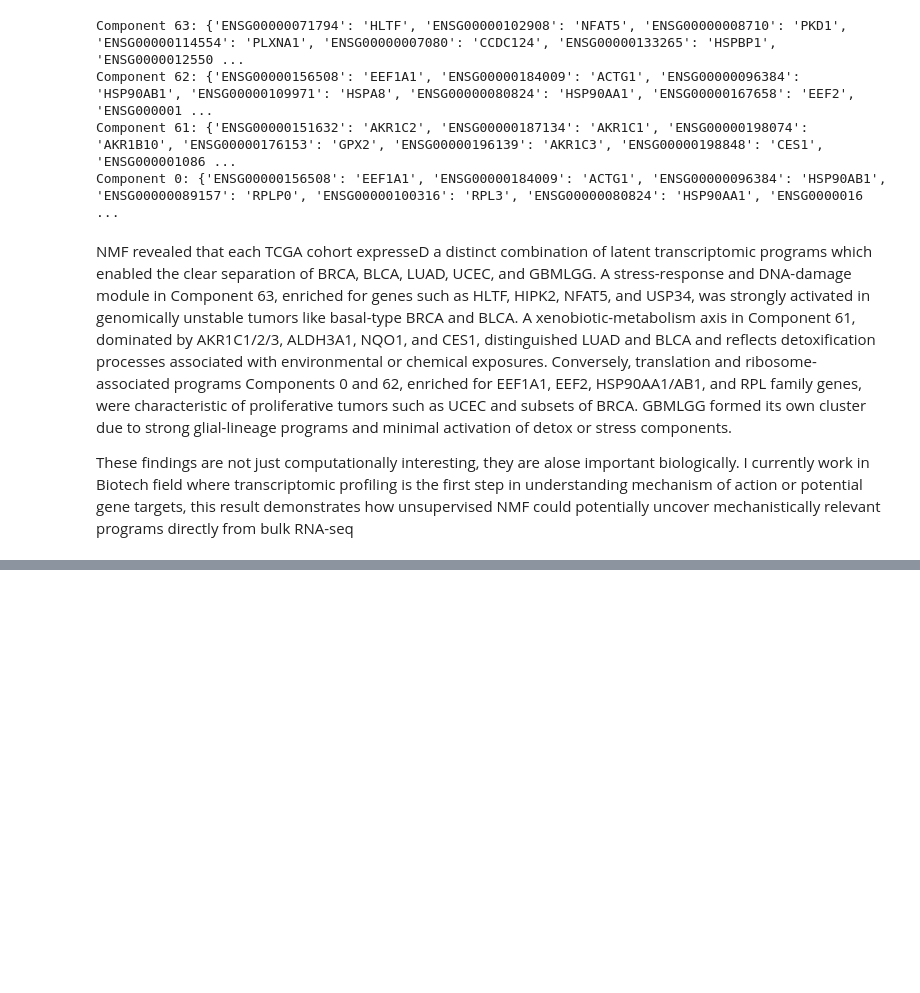
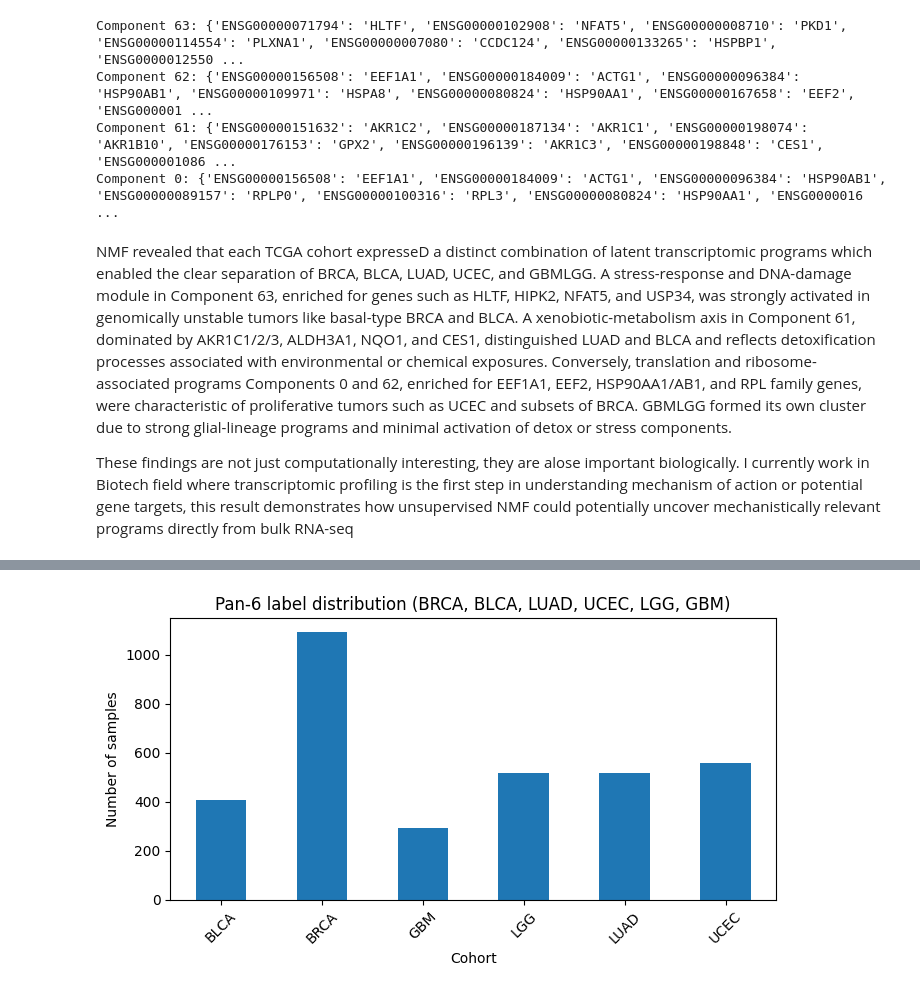
Before and after one commit to arionandrei2000/bdh_challenge_2025, a Jupyter notebook: notebooks/04_analysis.ipynb, the cells around one changed output, grey strips where cells are left out. Drawn from its saved outputs; the diff is of its cells as text; code cells hidden in the pictures; blank space fills up the shorter version.

```diff
--- a/notebooks/04_analysis.ipynb
+++ b/notebooks/04_analysis.ipynb
@@ -882,0 +761,91 @@ NameError: name 'expr_surv_5' is not defined
+# %%
+# 8) "Pan-6" PCA + SVM baseline (6 cohorts: BRCA, BLCA, LUAD, UCEC, LGG, GBM)
+
+print("\n=== Running Pan-6 PCA+SVM baseline (6 TCGA cohorts) ===")
+
+split_pan_path = PROCESSED_DIR / "splits_pancancer.json"
+train_ids_pan, test_ids_pan = load_split(split_pan_path)
+
+# Make sure IDs exist in the expression matrix
+train_ids_pan = np.array([s for s in train_ids_pan if s in expr.index])
+test_ids_pan  = np.array([s for s in test_ids_pan  if s in expr.index])
+
+# Build X/y using the original cohort labels (6 cancer types)
+X_train_pan, y_train_pan, X_test_pan, y_test_pan = get_Xy(
+    expr, clinical["cohort"], train_ids_pan, test_ids_pan
+)
+
+print("Pan-6 train shape:", X_train_pan.shape)
+print("Pan-6 test  shape:", X_test_pan.shape)
+print("Unique cohorts in y_train:", np.unique(y_train_pan))
+
+clf_pan_pca = Pipeline([
+    ("scaler", StandardScaler()),
+    ("pca", PCA(n_components=256, random_state=RANDOM_SEED)),
+    ("svm", SVC(
+        kernel="rbf",
+        C=10.0,
+        gamma="scale",
+        class_weight="balanced",
+        random_state=RANDOM_SEED,
+    )),
+])
+
+clf_pan_pca.fit(X_train_pan, y_train_pan)
+y_pred_pan_pca = clf_pan_pca.predict(X_test_pan)
+
+# Metrics
+acc_pan_pca         = accuracy_score(y_test_pan, y_pred_pan_pca)
+macro_f1_pan_pca    = f1_score(y_test_pan, y_pred_pan_pca, average="macro")
+weighted_f1_pan_pca = f1_score(y_test_pan, y_pred_pan_pca, average="weighted")
+
+print("\n--- Pan-6 PCA+SVM metrics ---")
+print("Accuracy   :", acc_pan_pca)
+print("Macro F1   :", macro_f1_pan_pca)
+print("Weighted F1:", weighted_f1_pan_pca)
+
+print("\nClassification report (Pan-6, PCA+SVM):")
+print(classification_report(y_test_pan, y_pred_pan_pca))
+
+metrics_pan_pca = pd.DataFrame(
+    {
+        "Accuracy":   [acc_pan_pca],
+        "Macro F1":   [macro_f1_pan_pca],
+        "Weighted F1":[weighted_f1_pan_pca],
+    },
+    index=["PCA(256) + SVM (Pan-6 cohorts)"],
+)
+print("\nPan-6 PCA+SVM metrics summary table:")
+display(metrics_pan_pca)
+
+# Label distribution for the 6 cohorts
+plt.figure(figsize=(7, 4))
+clinical["cohort"].value_counts().sort_index().plot(kind="bar")
+plt.title("Pan-6 label distribution (BRCA, BLCA, LUAD, UCEC, LGG, GBM)")
+plt.xlabel("Cohort")
+plt.ylabel("Number of samples")
+plt.xticks(rotation=45)
+plt.tight_layout()
+plt.show()
+
+# Confusion matrix
+labels_pan = np.unique(y_test_pan)
+cm_pan_pca = confusion_matrix(y_test_pan, y_pred_pan_pca, labels=labels_pan)
+
+plt.figure(figsize=(6, 5))
+sns.heatmap(
+    cm_pan_pca,
+    annot=True,
+    fmt="d",
+    xticklabels=labels_pan,
+    yticklabels=labels_pan,
+    cmap="Blues"
+)
+plt.xlabel("Predicted cohort")
+plt.ylabel("True cohort")
+plt.title("Pan-6 confusion matrix (PCA(256) + SVM)")
+plt.xticks(rotation=45)
+plt.yticks(rotation=0)
+plt.tight_layout()
+plt.show()
+# %% [output]
@@ -882,0 +871 @@ NameError: name 'expr_surv_5' is not defined
+[figure, added]
```
Also changed, not shown: parts of 5 cells of this notebook.
